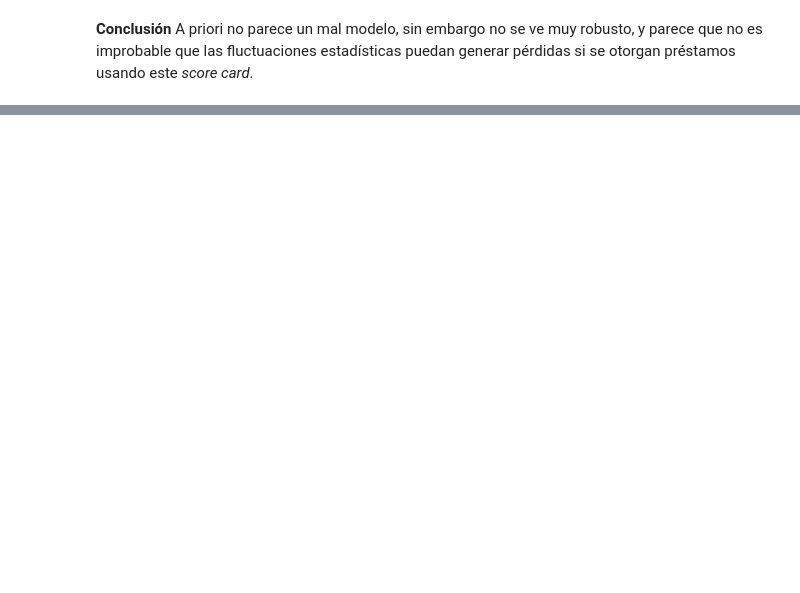
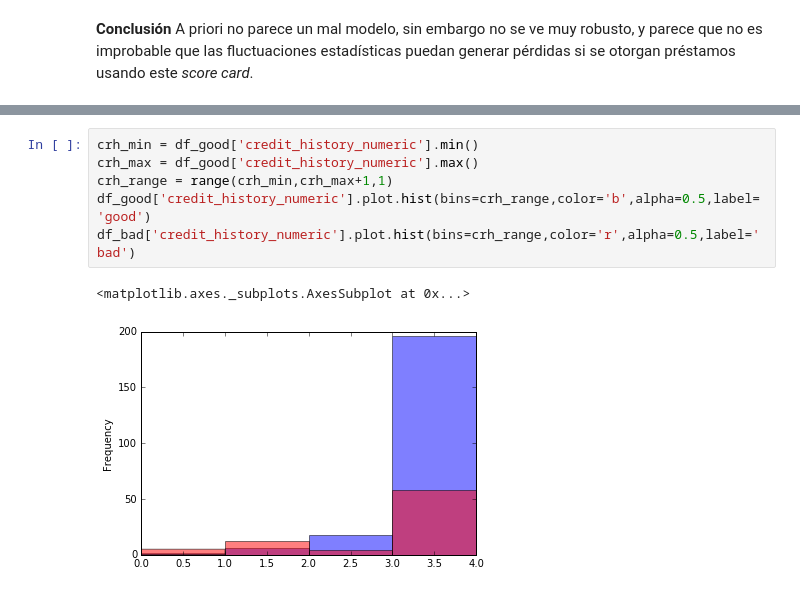
Before and after one commit to hackerschoolmty/Programa-Data-Science, a Jupyter notebook: 5.- Aprendizaje automático/5.- Sesión 1 Aprendizaje automático.ipynb, the cells around one changed output, grey strips where cells are left out. Cells and saved outputs as stored; diff of their text form; blank space fills up the shorter version.

```diff
--- a/5.- Aprendizaje automático/5.- Sesión 1 Aprendizaje automático.ipynb
+++ b/5.- Aprendizaje automático/5.- Sesión 1 Aprendizaje automático.ipynb
@@ -456,0 +479,9 @@ Ahora sólo falta identificar cada uno de los términos involucrados en la desig
+# %%
+crh_min = df_good['credit_history_numeric'].min()
+crh_max = df_good['credit_history_numeric'].max()
+crh_range = range(crh_min,crh_max+1,1)
+df_good['credit_history_numeric'].plot.hist(bins=crh_range,color='b',alpha=0.5,label='good')
+df_bad['credit_history_numeric'].plot.hist(bins=crh_range,color='r',alpha=0.5,label='bad')
+# %% [output]
+<matplotlib.axes._subplots.AxesSubplot at 0x...>
+[figure, added]
```
Also changed, not shown: parts of 10 cells of this notebook.
